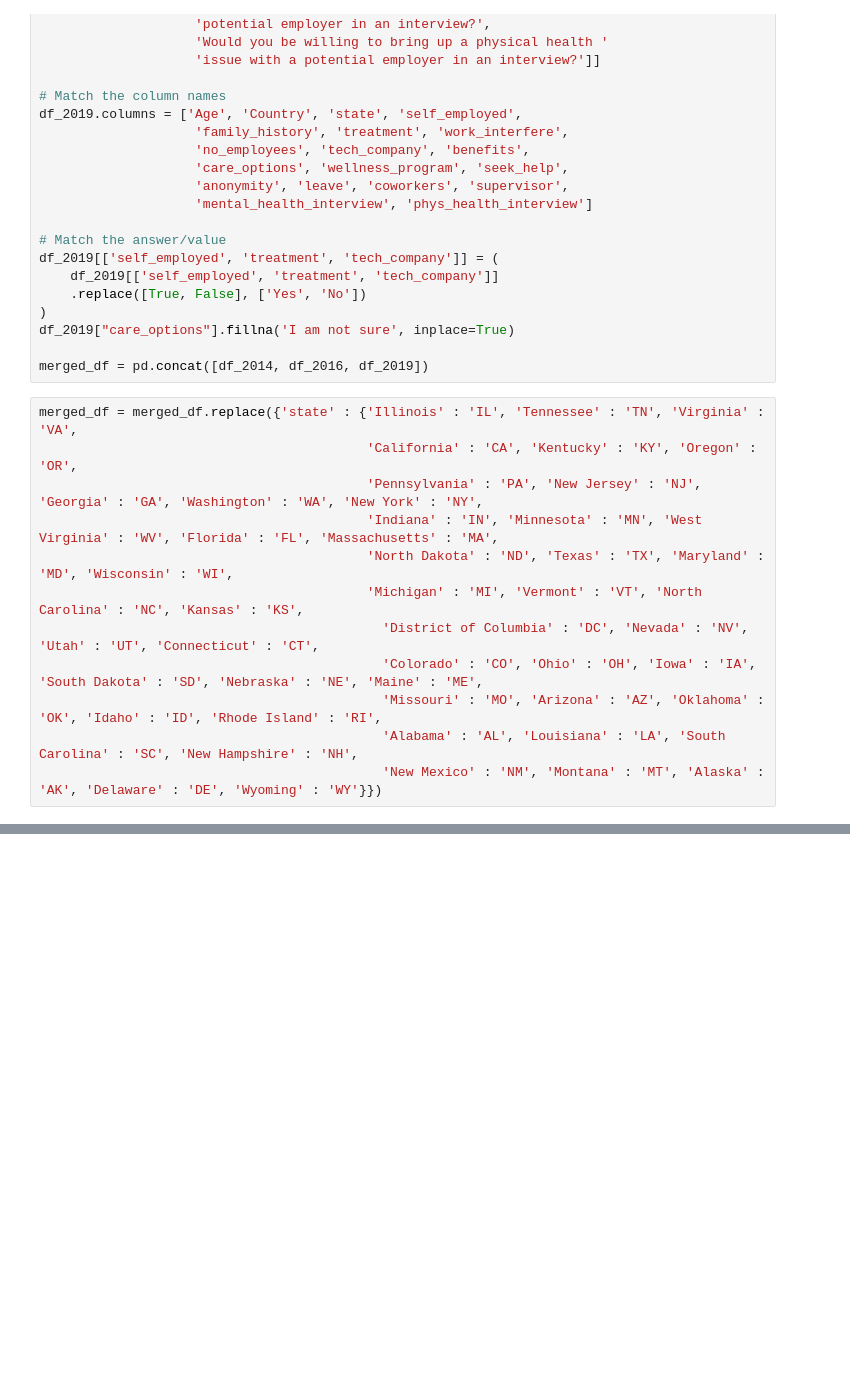
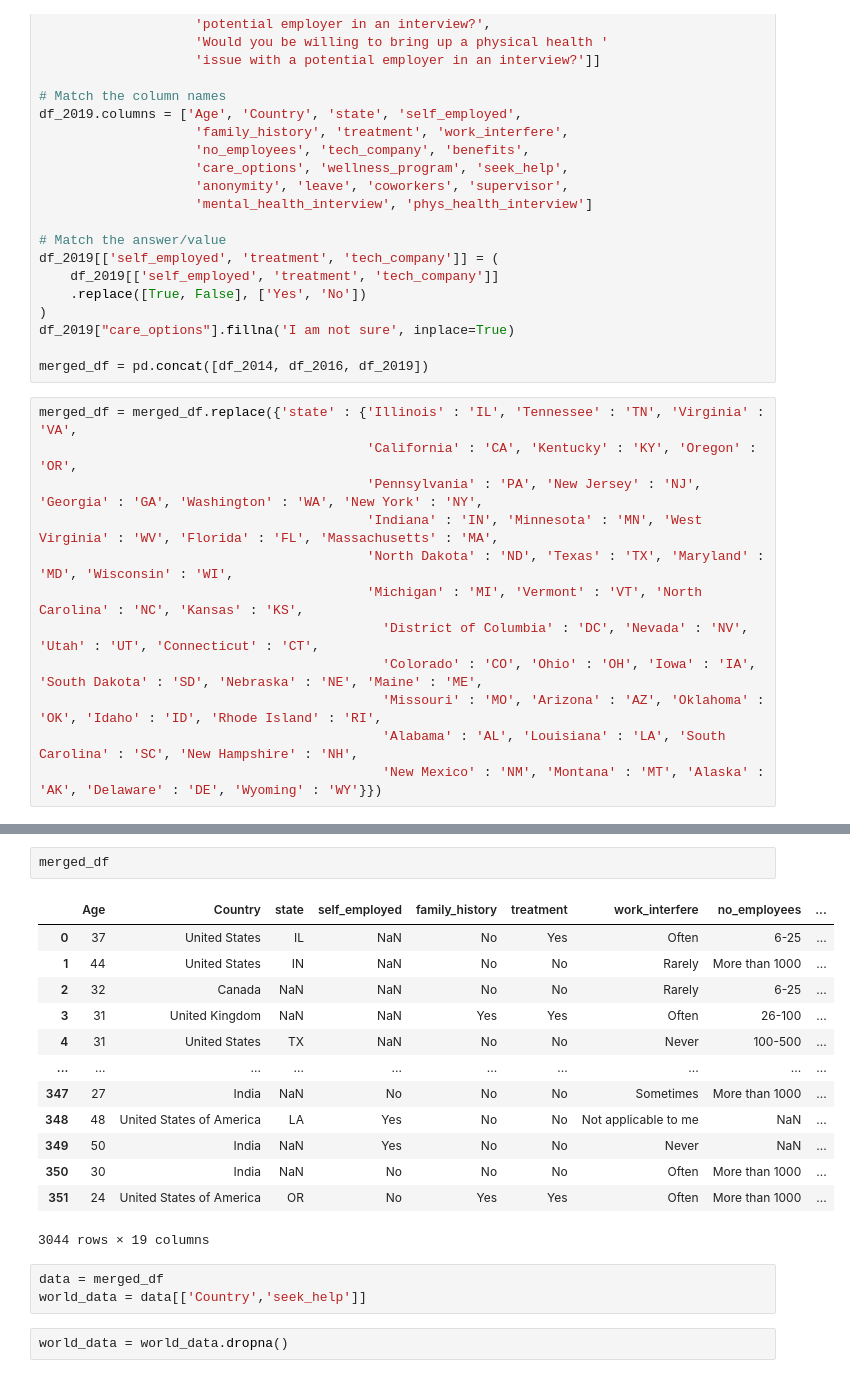
Before and after one commit to cadej09/CSE-163-Final-Project, a Jupyter notebook: testing.ipynb, the cells around one changed output, grey strips where cells are left out. Saved outputs shown, nothing was run; the diff lists cells and outputs as text; blank space fills up the shorter version.

```diff
--- a/testing.ipynb
+++ b/testing.ipynb
@@ -152,0 +235,21 @@ merged_df = merged_df.replace({'state' : {'Illinois' : 'IL', 'Tennessee' : 'TN',
+# %%
+merged_df
+# %% [output]
+|  | Age | Country | state | self_employed | family_history | treatment | work_interfere | no_employees | ... |
+| 0 | 37 | United States | IL | NaN | No | Yes | Often | 6-25 | ... |
+| 1 | 44 | United States | IN | NaN | No | No | Rarely | More than 1000 | ... |
+| 2 | 32 | Canada | NaN | NaN | No | No | Rarely | 6-25 | ... |
+| 3 | 31 | United Kingdom | NaN | NaN | Yes | Yes | Often | 26-100 | ... |
+| 4 | 31 | United States | TX | NaN | No | No | Never | 100-500 | ... |
+| ... | ... | ... | ... | ... | ... | ... | ... | ... | ... |
+| 347 | 27 | India | NaN | No | No | No | Sometimes | More than 1000 | ... |
+| 348 | 48 | United States of America | LA | Yes | No | No | Not applicable to me | NaN | ... |
+| 349 | 50 | India | NaN | Yes | No | No | Never | NaN | ... |
+| 350 | 30 | India | NaN | No | No | No | Often | More than 1000 | ... |
+| 351 | 24 | United States of America | OR | No | Yes | Yes | Often | More than 1000 | ... |
+3044 rows × 19 columns
+# %%
+data = merged_df
+world_data = data[['Country','seek_help']]
+# %%
+world_data = world_data.dropna()
```
Also changed, not shown: parts of 17 cells of this notebook, 4 other files.
